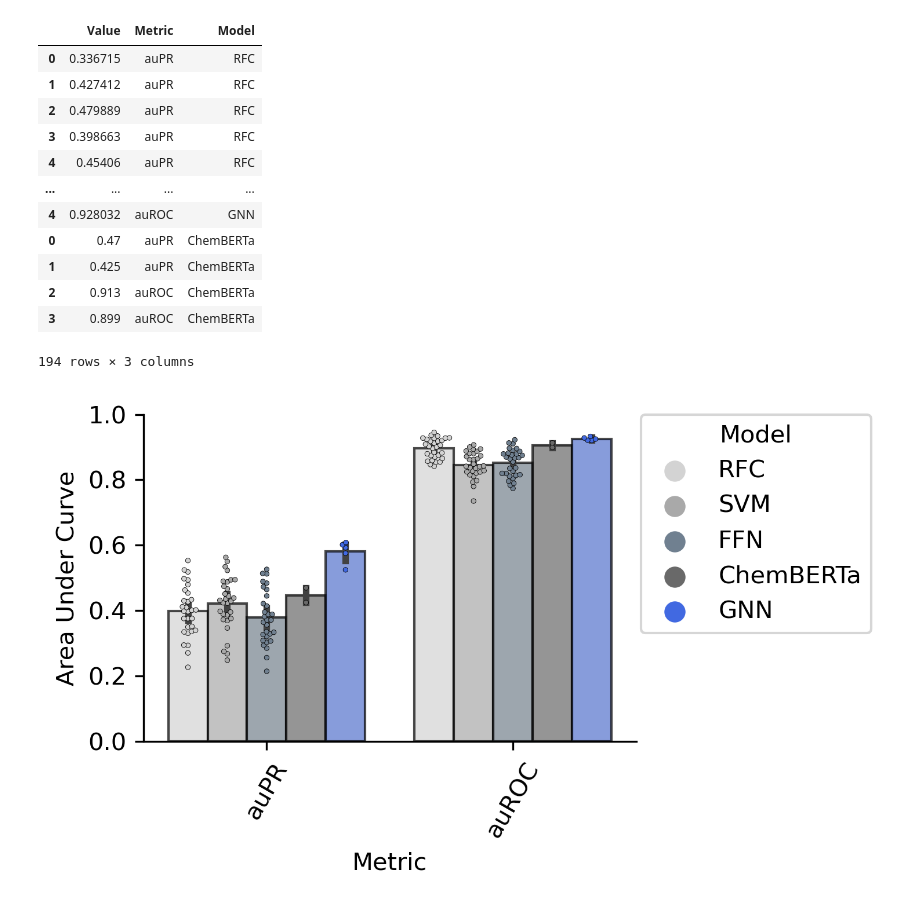
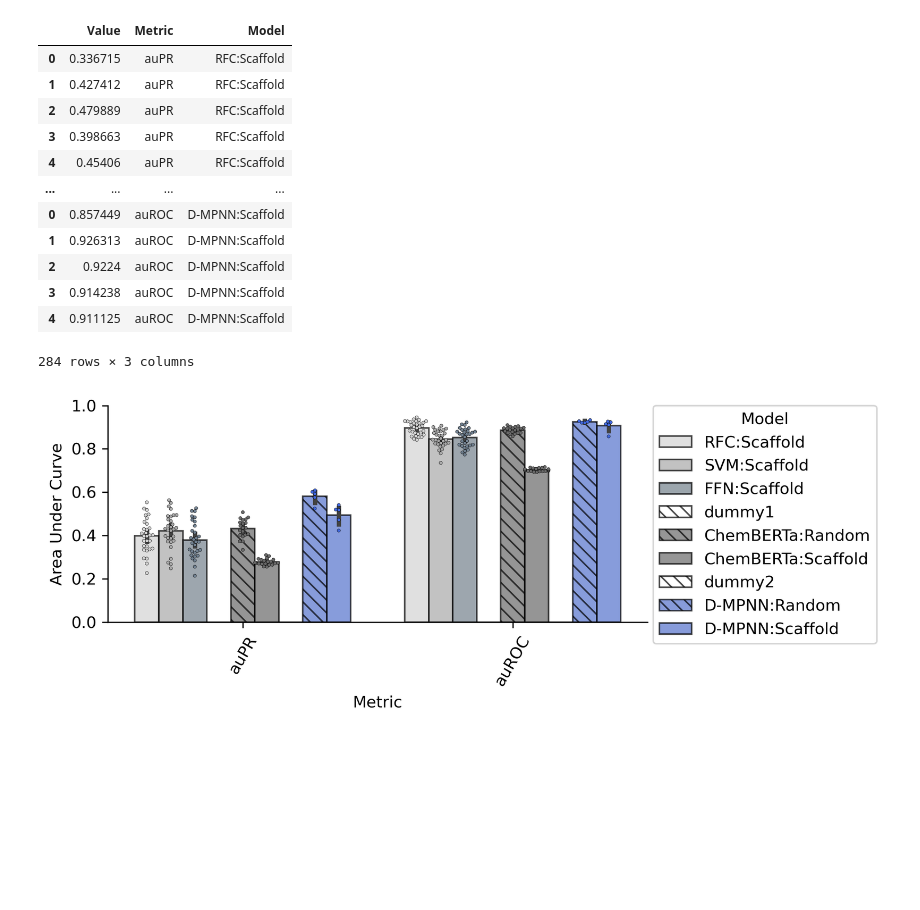
Before and after one commit to jackievaleri/ngonorrhoeae_abx_ml_discovery, a Jupyter notebook: src/05_compare_models_plot.ipynb, the cells around one changed output. Saved outputs shown, nothing was run; the diff lists cells and outputs as text; code cells hidden in the pictures; blank space fills up the shorter version.

Commit message:
add chemberta, attentivefp benchmarks

```diff
--- a/src/05_compare_models_plot.ipynb
+++ b/src/05_compare_models_plot.ipynb
@@ -4,6 +4,14 @@ import numpy as np
 import matplotlib.pyplot as plt
 import seaborn as sns
 import scipy.stats as sp
+# %%
+def extend_dataframe(olddf, vals, metric, name):
+    new = pd.DataFrame()
+    new['Value'] = vals
+    new['Metric'] = metric
+    new['Model'] = name
+    olddf = olddf.append(new)
+    return(olddf)
 # %%
 newdf = pd.DataFrame(columns = ['Value', 'Metric', 'Model'])
 
@@ -58,11 +68,0 @@ df
-# %%
-# manually add in chemberta results from zinc pretraining + 77M pubchem pretraining
-#auPRC: 0.470, 0.425
-#auROC: 0.913, 0.899
-newrows = pd.DataFrame()
-newrows['Value'] = [0.470, 0.425, 0.913, 0.899]
-newrows['Metric'] = ['auPR', 'auPR', 'auROC', 'auROC']
-newrows['Model'] = ['ChemBERTa'] * len(newrows)
-
-df = df.append(newrows)
-df
@@ -84,7 +70,7 @@ df
 # new order so GNN is last
 from pandas.api.types import CategoricalDtype
 cat_model_order = CategoricalDtype(
-    ['RFC', 'SVM', 'FFN', 'ChemBERTa', 'GNN'],
+    labels,
     ordered=True
 )
 df['Model'] = df['Model'].astype(cat_model_order)
@@ -92,37 +78,48 @@ df.sort_values('Model')
 df
 # %% [output]
 |  | Value | Metric | Model |
-| 0 | 0.336715 | auPR | RFC |
-| 1 | 0.427412 | auPR | RFC |
-| 2 | 0.479889 | auPR | RFC |
-| 3 | 0.398663 | auPR | RFC |
-| 4 | 0.45406 | auPR | RFC |
+| 0 | 0.336715 | auPR | RFC:Scaffold |
+| 1 | 0.427412 | auPR | RFC:Scaffold |
+| 2 | 0.479889 | auPR | RFC:Scaffold |
+| 3 | 0.398663 | auPR | RFC:Scaffold |
+| 4 | 0.45406 | auPR | RFC:Scaffold |
 | ... | ... | ... | ... |
-| 4 | 0.928032 | auROC | GNN |
-| 0 | 0.47 | auPR | ChemBERTa |
-| 1 | 0.425 | auPR | ChemBERTa |
-| 2 | 0.913 | auROC | ChemBERTa |
-| 3 | 0.899 | auROC | ChemBERTa |
+| 0 | 0.857449 | auROC | D-MPNN:Scaffold |
+| 1 | 0.926313 | auROC | D-MPNN:Scaffold |
+| 2 | 0.9224 | auROC | D-MPNN:Scaffold |
+| 3 | 0.914238 | auROC | D-MPNN:Scaffold |
+| 4 | 0.911125 | auROC | D-MPNN:Scaffold |
-194 rows × 3 columns
+284 rows × 3 columns
 # %%
 
-plt.figure(figsize=(5,3), dpi=300)
-my_pal = dict(zip(['RFC','SVM','FFN','ChemBERTa','GNN'], ["lightgrey", "darkgrey","slategrey",'dimgrey','royalblue']))
+plt.figure(figsize=(7.5,3), dpi=300)
+my_pal = dict(zip(labels, ["lightgrey", "darkgrey","slategrey",'white','dimgrey','dimgrey','white','royalblue', 'royalblue']))
 ax = sns.barplot(data=df, x = 'Metric', y = 'Value', hue = 'Model', edgecolor='black', linewidth = 1, alpha = 0.7, palette = my_pal)
 sns.swarmplot(data=df, x = 'Metric', y = 'Value', hue = 'Model', dodge = True, edgecolor='black', linewidth = 0.2, s = 2, label='', palette = my_pal)
 handles, labs = ax.get_legend_handles_labels()
-ax.legend(handles[:5], labs[:5], title='Model', bbox_to_anchor=(1.01, 1), borderaxespad=0)
+
+# Define some hatches
+# Loop over the bars
+# weird numbering convention - loops over colors https://stackoverflow.com/questions/35467188/is-it-possible-to-add-hatches-to-each-individual-bar-in-seaborn-barplot
+extend_labels = [x for x in labels for _ in (0, 1)]
+hatches = [' ' if 'Scaffold' in x else '\\\\\\' for x in extend_labels]
+
+for i,thisbar in enumerate(ax.patches):
+    thisbar.set_hatch(hatches[i])
+
+ax.legend(handles[9:18], labs[9:18], title='Model', bbox_to_anchor=(1.01, 1), borderaxespad=0)
+
 plt.xlabel('Metric')
 plt.ylim([0,1.0])
 plt.xticks(rotation = 60)
 plt.ylabel('Area Under Curve')
 ax.spines['top'].set_visible(False)
 ax.spines['right'].set_visible(False)
 plt.tight_layout()
 
-plt.savefig('../out/all_model_comparison_10132022.svg')
-plt.savefig('../out/all_model_comparison_10132022.png')
+plt.savefig('../figure_panels/model_comparison.svg')
+plt.savefig('../figure_panels/model_comparison.png')
 plt.show()
 # %% [output]
-[figure, old version]
+[figure, new version]
 # %%
```
Also changed, not shown: parts of 5 cells of this notebook, 18 other files.
